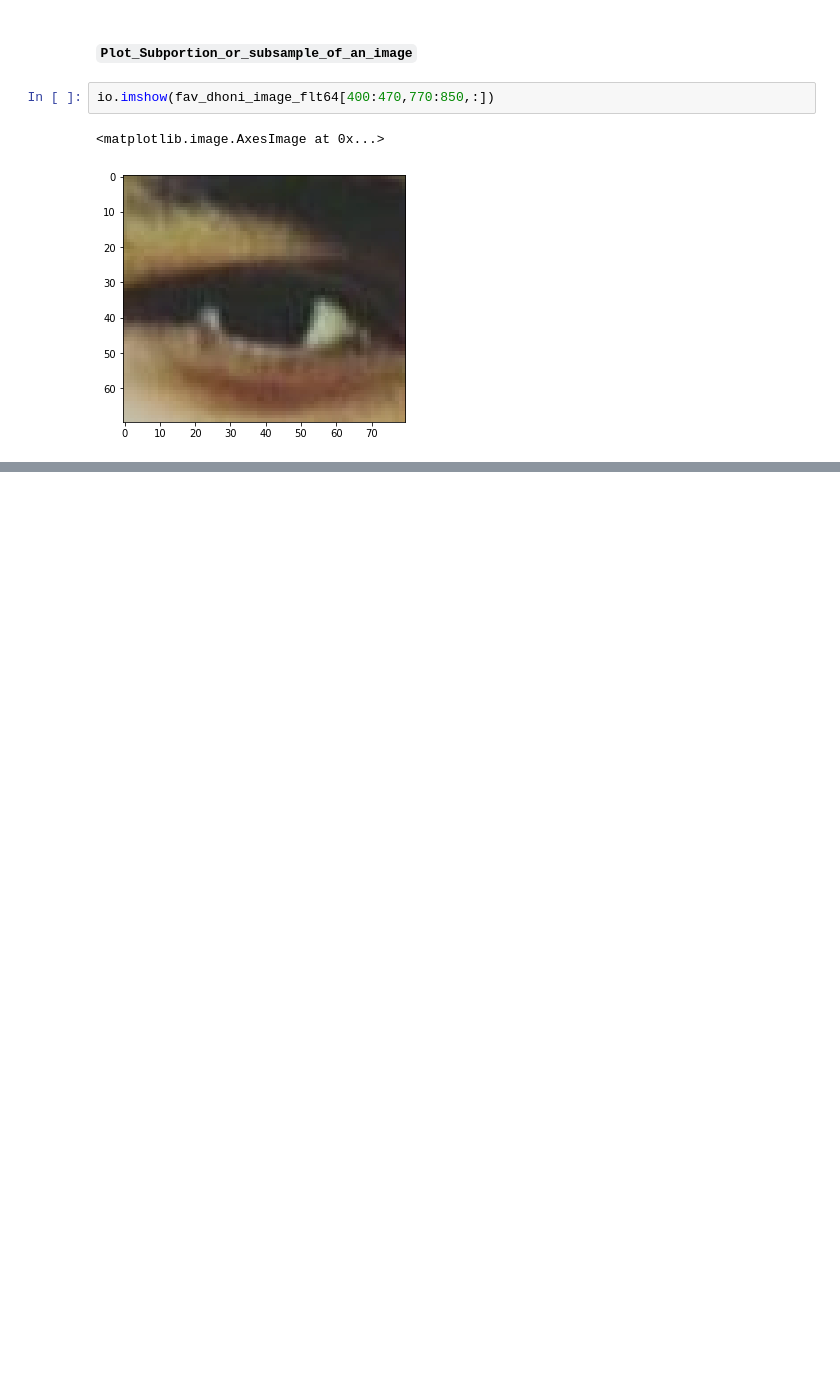
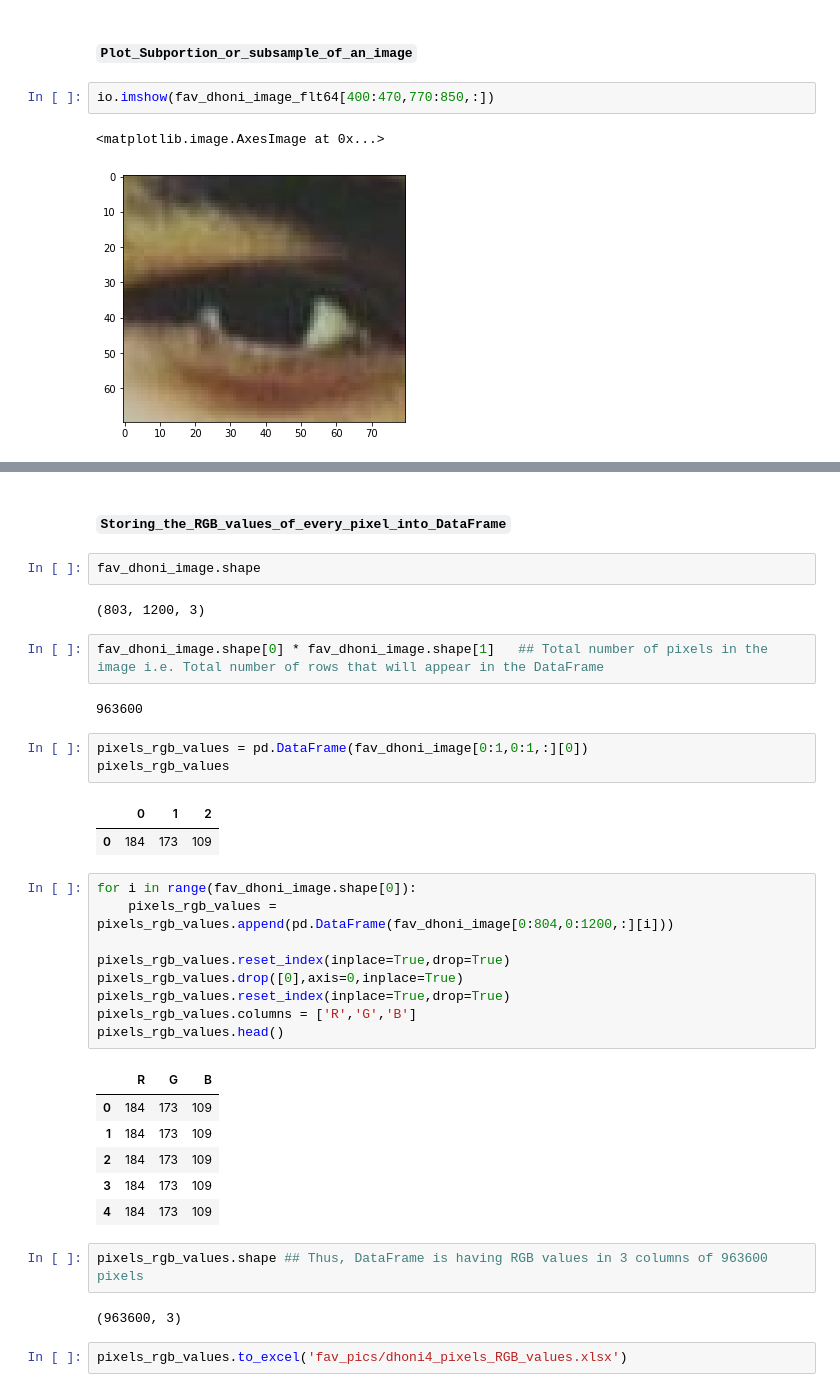
Before and after one commit to raj-shr-git/Image_processing, a Jupyter notebook: Image_Processing.ipynb, the cells around one changed output, grey strips where cells are left out. Cells and saved outputs as stored; diff of their text form; blank space fills up the shorter version.

```diff
--- a/Image_Processing.ipynb
+++ b/Image_Processing.ipynb
@@ -360,0 +402,38 @@ io.imshow(fav_dhoni_image_flt64[400:470,770:850,:])
+# %% [markdown]
+#### **``Storing_the_RGB_values_of_every_pixel_into_DataFrame``**
+# %%
+fav_dhoni_image.shape
+# %% [output]
+(803, 1200, 3)
+# %%
+fav_dhoni_image.shape[0] * fav_dhoni_image.shape[1]   ## Total number of pixels in the image i.e. Total number of rows that will appear in the DataFrame
+# %% [output]
+963600
+# %%
+pixels_rgb_values = pd.DataFrame(fav_dhoni_image[0:1,0:1,:][0])
+pixels_rgb_values
+# %% [output]
+|  | 0 | 1 | 2 |
+| 0 | 184 | 173 | 109 |
+# %%
+for i in range(fav_dhoni_image.shape[0]):
+    pixels_rgb_values = pixels_rgb_values.append(pd.DataFrame(fav_dhoni_image[0:804,0:1200,:][i]))
+
+pixels_rgb_values.reset_index(inplace=True,drop=True)
+pixels_rgb_values.drop([0],axis=0,inplace=True)
+pixels_rgb_values.reset_index(inplace=True,drop=True)
+pixels_rgb_values.columns = ['R','G','B']
+pixels_rgb_values.head()
+# %% [output]
+|  | R | G | B |
+| 0 | 184 | 173 | 109 |
+| 1 | 184 | 173 | 109 |
+| 2 | 184 | 173 | 109 |
+| 3 | 184 | 173 | 109 |
+| 4 | 184 | 173 | 109 |
+# %%
+pixels_rgb_values.shape ## Thus, DataFrame is having RGB values in 3 columns of 963600 pixels
+# %% [output]
+(963600, 3)
+# %%
+pixels_rgb_values.to_excel('fav_pics/dhoni4_pixels_RGB_values.xlsx')
```
Also changed, not shown: parts of 13 cells of this notebook, 3 other files.
